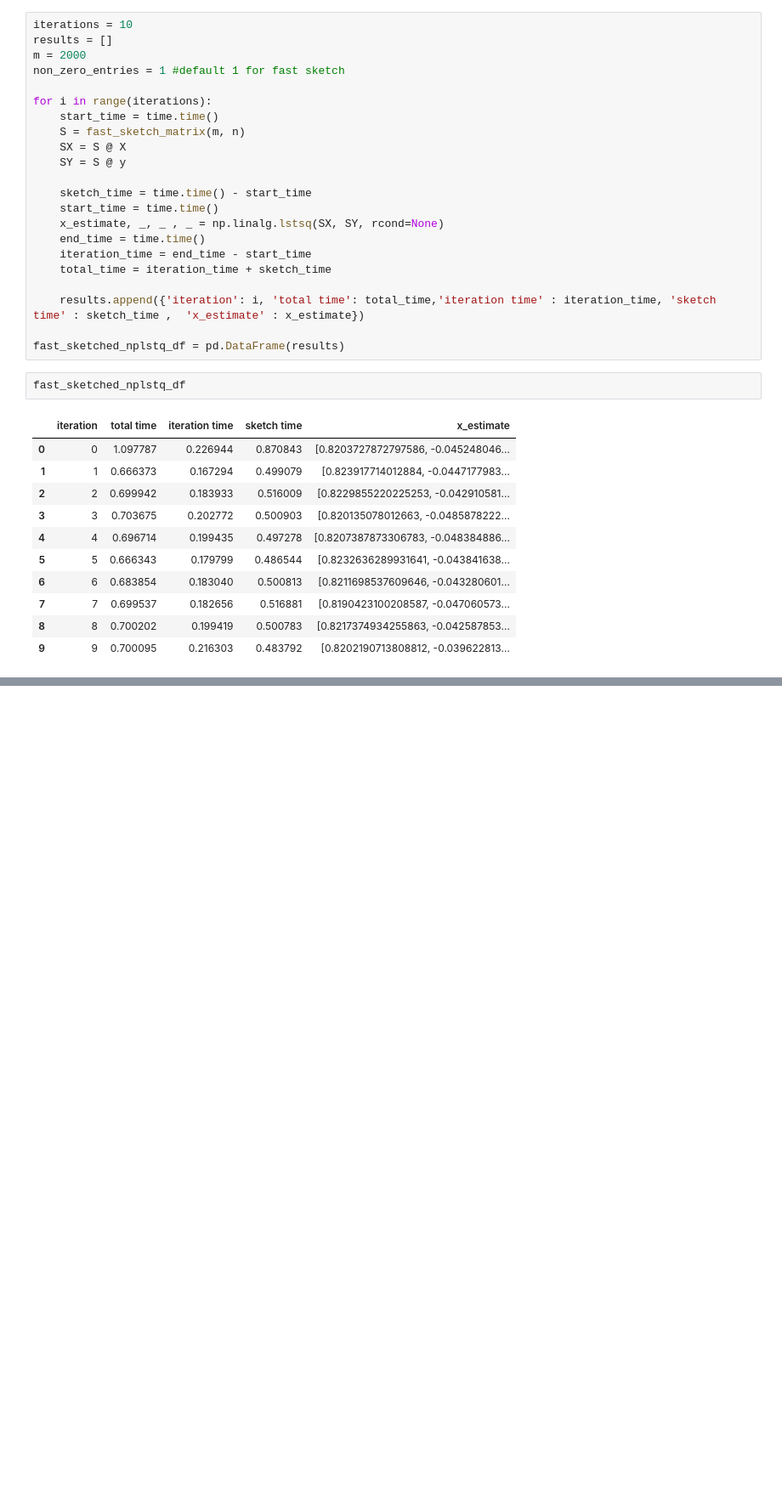
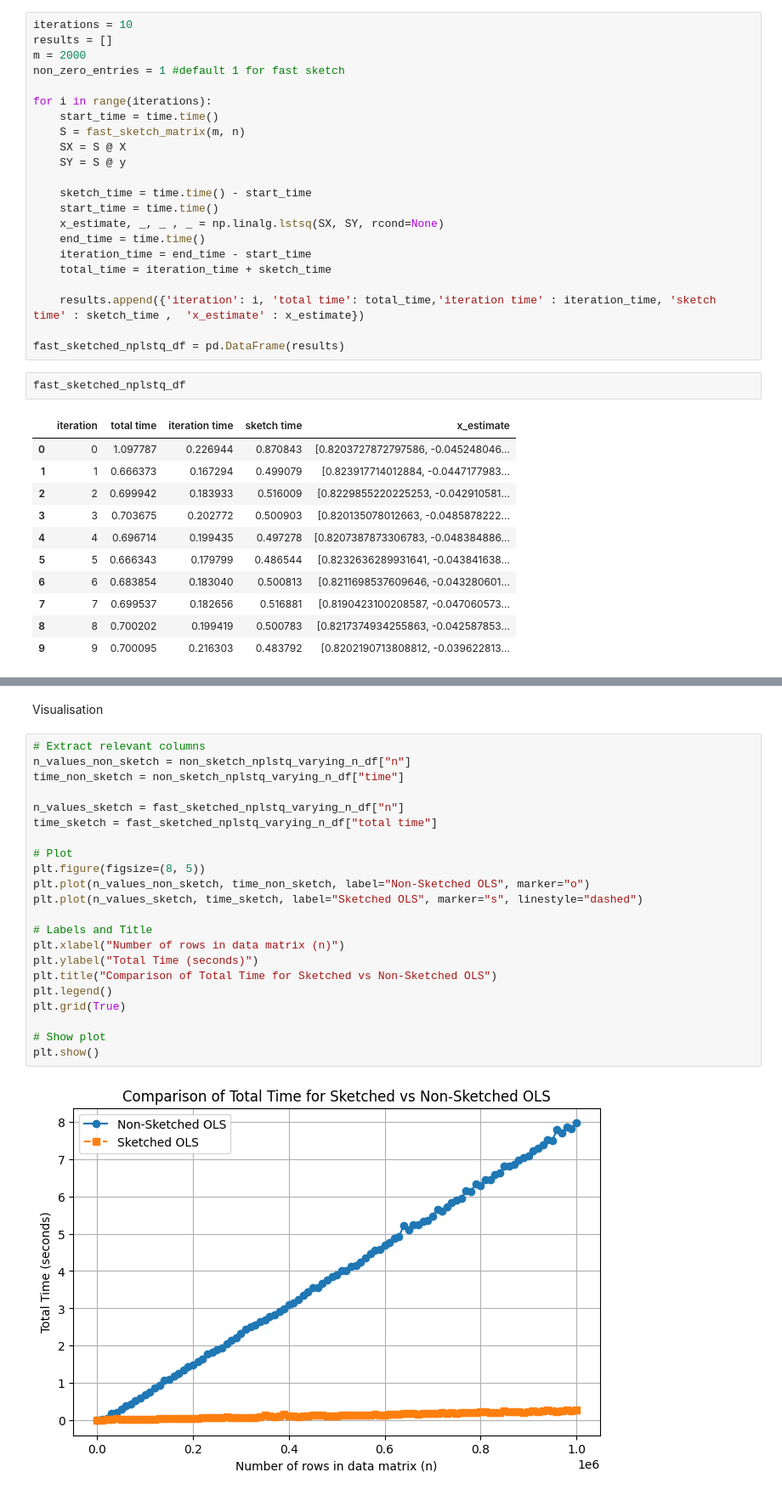
Before and after one commit to LakBoonJun1/DSA4288, a Jupyter notebook: Notebook/OLS.ipynb, the cells around one changed output, grey strips where cells are left out. Shown at 85% size. Saved outputs shown, nothing was run; the diff lists cells and outputs as text; blank space fills up the shorter version.

Commit message:
Visualisation for comparison in terms of time cost for sketch vs non sketch

```diff
--- a/Notebook/OLS.ipynb
+++ b/Notebook/OLS.ipynb
@@ -1291,0 +1386,26 @@ fast_sketched_nplstq_df
+# %% [markdown]
+Visualisation
+# %%
+# Extract relevant columns
+n_values_non_sketch = non_sketch_nplstq_varying_n_df["n"]
+time_non_sketch = non_sketch_nplstq_varying_n_df["time"]
+
+n_values_sketch = fast_sketched_nplstq_varying_n_df["n"]
+time_sketch = fast_sketched_nplstq_varying_n_df["total time"]
+
+# Plot
+plt.figure(figsize=(8, 5))
+plt.plot(n_values_non_sketch, time_non_sketch, label="Non-Sketched OLS", marker="o")
+plt.plot(n_values_sketch, time_sketch, label="Sketched OLS", marker="s", linestyle="dashed")
+
+# Labels and Title
+plt.xlabel("Number of rows in data matrix (n)")
+plt.ylabel("Total Time (seconds)")
+plt.title("Comparison of Total Time for Sketched vs Non-Sketched OLS")
+plt.legend()
+plt.grid(True)
+
+# Show plot
+plt.show()
+# %% [output]
+[figure, added]
```
Also changed, not shown: parts of 8 cells of this notebook.
